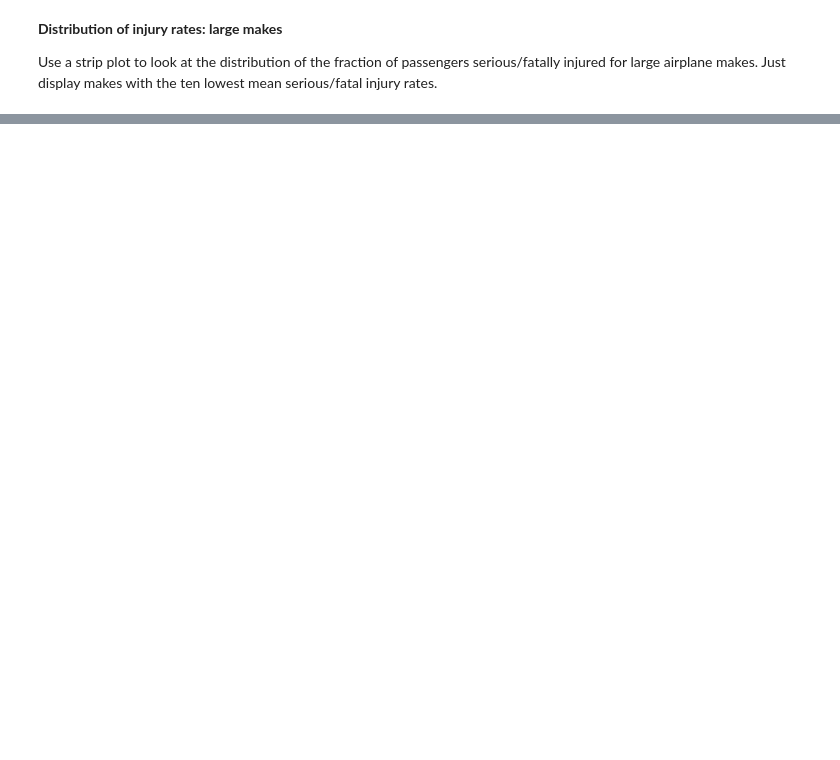
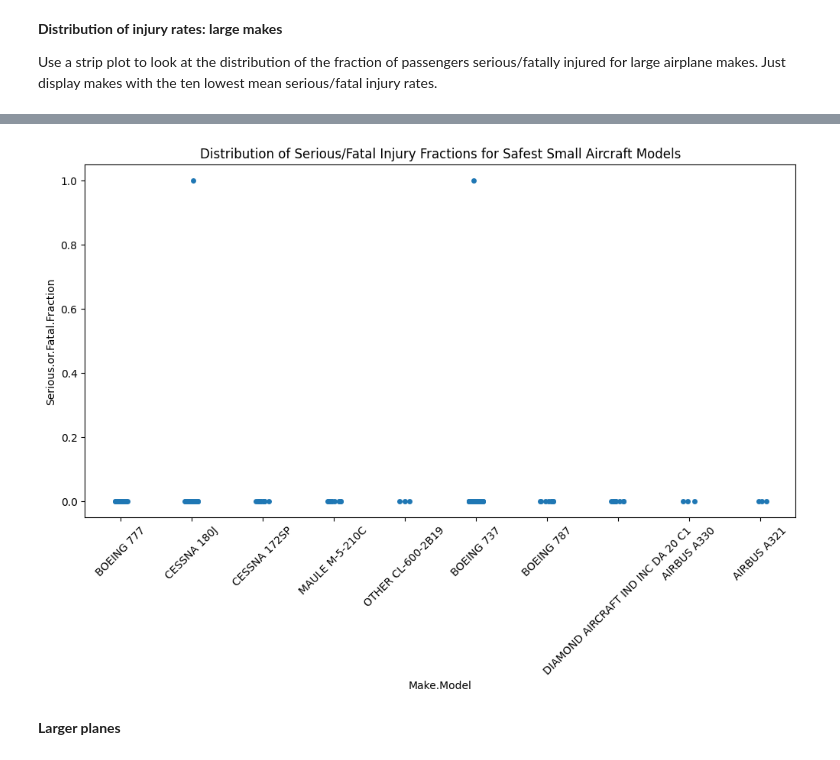
Before and after one commit to briansilberman/Summative-Lab---Data-Analysis---Jet-Airline-Safety, a Jupyter notebook: Aviation_Accidents_Data_Analysis.ipynb, the cells around one changed output, grey strips where cells are left out. Cells and saved outputs as stored; diff of their text form; code cells hidden in the pictures; blank space fills up the shorter version.

```diff
--- a/Aviation_Accidents_Data_Analysis.ipynb
+++ b/Aviation_Accidents_Data_Analysis.ipynb
@@ -145,0 +335,17 @@ large_makes_destroyed_risk
+# %%
+#First, get the ten safest small planes:
+top_10_small_models = small_models_injury_risk.index
+
+#Now, create a df that we'll use to make the strip plot:
+small_strip_plot_df = plane_type_df[(plane_type_df["Airplane.Size"] == "Small") & (plane_type_df["Make.Model"].isin(top_10_small_models))]
+
+#Now, let's make the strip plot:
+plt.figure(figsize = (12, 6))
+sns.stripplot(data = small_strip_plot_df, x = "Make.Model", y = "Serious.or.Fatal.Fraction")
+plt.title("Distribution of Serious/Fatal Injury Fractions for Safest Small Aircraft Models")
+plt.xticks(rotation = 45)
+plt.show()
+# %% [output]
+[figure, added]
+# %% [markdown]
+**Larger planes**
```
Also changed, not shown: parts of 47 cells of this notebook, 2 other files.
